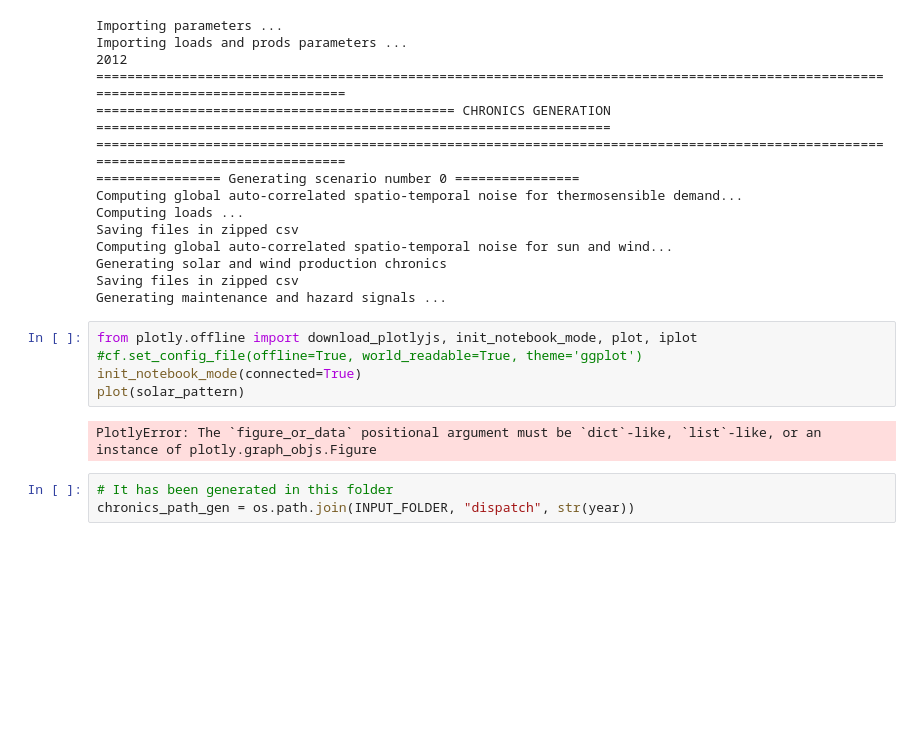
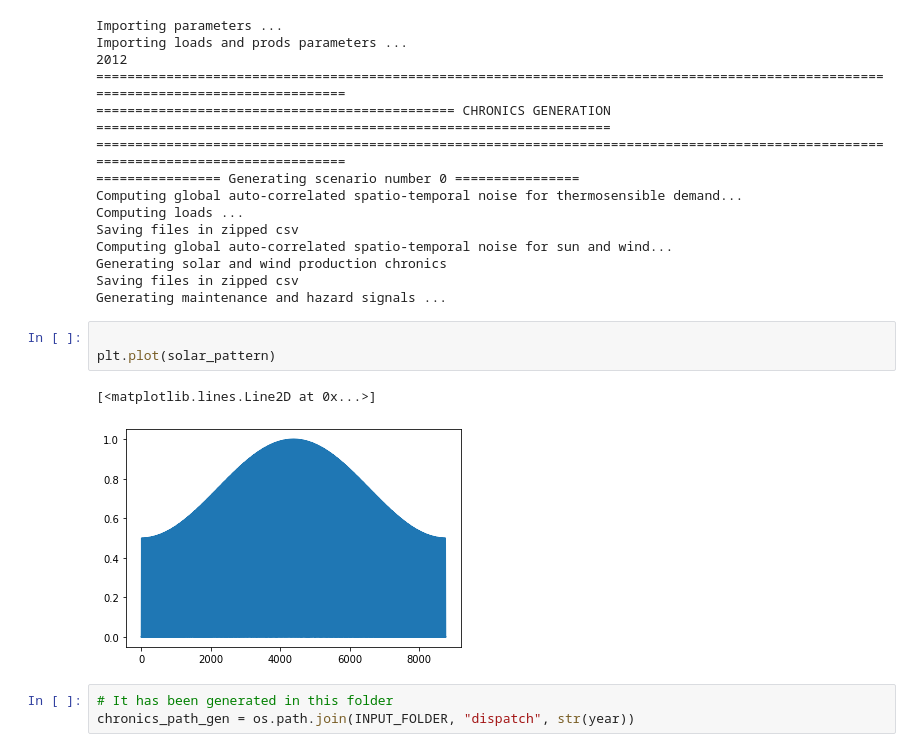
Before and after one commit to Grid2op/chronix2grid, a Jupyter notebook: chronix2grid/GetGridGenLoadRenewables.ipynb, the cells around one changed output. Drawn from its saved outputs; the diff is of its cells as text; blank space fills up the shorter version.

Commit message:
update du case 118 avec nouveaux pmax + update Generator_parameter_checker + ajustements dans notebook

```diff
--- a/chronix2grid/GetGridGenLoadRenewables.ipynb
+++ b/chronix2grid/GetGridGenLoadRenewables.ipynb
@@ -106,13 +134,12 @@ Computing global auto-correlated spatio-temporal noise for sun and wind...
 Generating solar and wind production chronics
 Saving files in zipped csv
 Generating maintenance and hazard signals ...
-# %%
-from plotly.offline import download_plotlyjs, init_notebook_mode, plot, iplot
-#cf.set_config_file(offline=True, world_readable=True, theme='ggplot')
-init_notebook_mode(connected=True)
-plot(solar_pattern)
-# %% [output]
-PlotlyError: The `figure_or_data` positional argument must be `dict`-like, `list`-like, or an instance of plotly.graph_objs.Figure
+# %%
+
+plt.plot(solar_pattern)
+# %% [output]
+[<matplotlib.lines.Line2D at 0x...>]
+[figure, added]
 # %%
 # It has been generated in this folder
 chronics_path_gen = os.path.join(INPUT_FOLDER, "dispatch", str(year))
```
Also changed, not shown: parts of 6 cells of this notebook, 4 other files.
